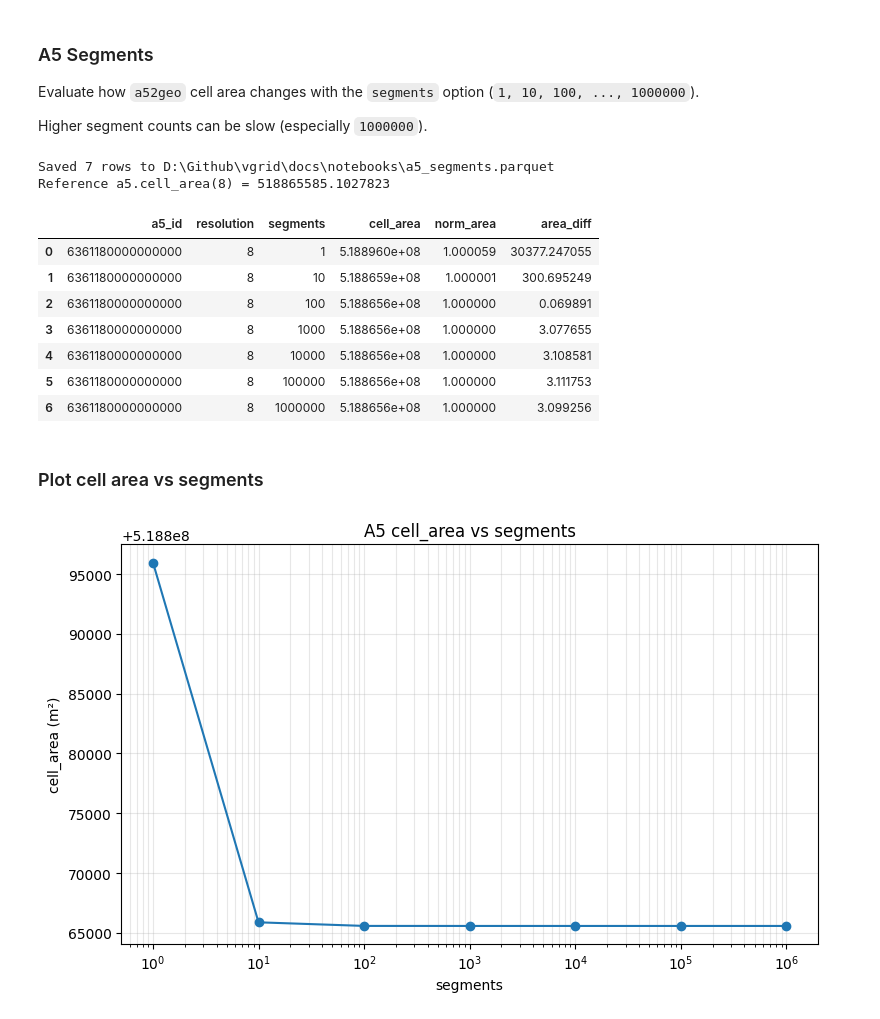
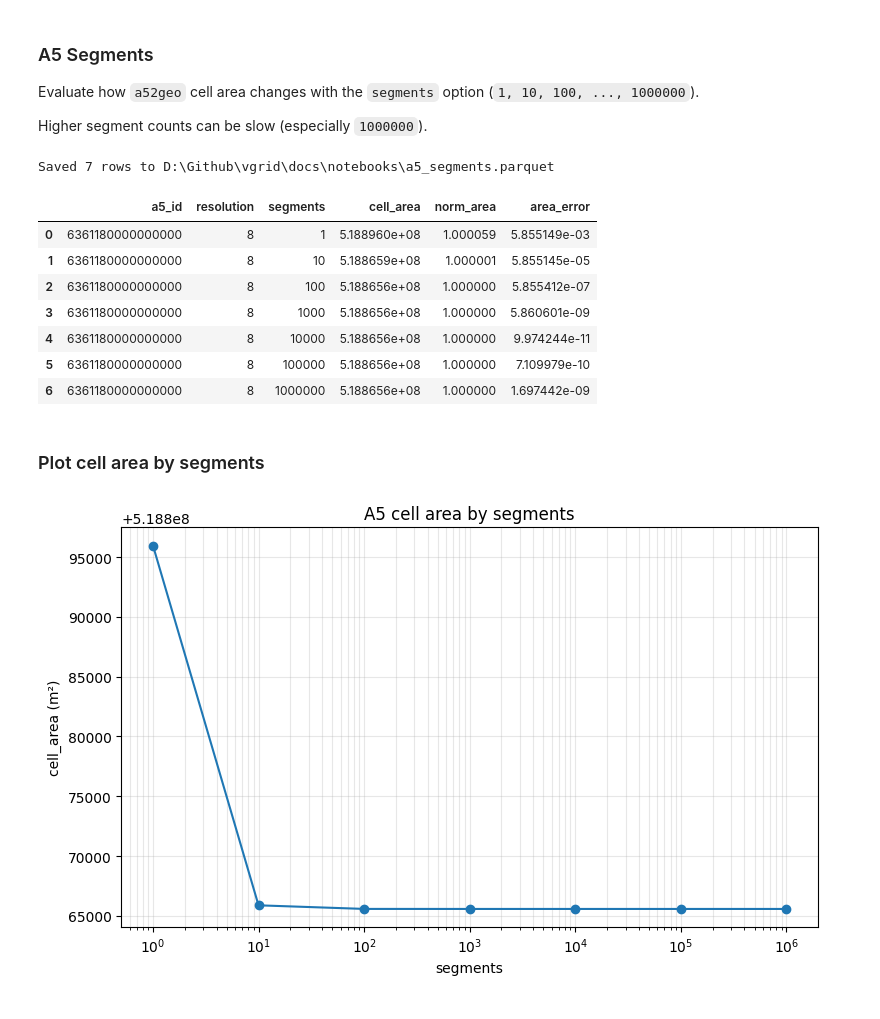
Before and after one commit to opengeoshub/vgrid, a Jupyter notebook: docs/notebooks/25_a5_segments.ipynb, the cells around one changed output. Drawn from its saved outputs; the diff is of its cells as text; code cells hidden in the pictures.

```diff
--- a/docs/notebooks/25_a5_segments.ipynb
+++ b/docs/notebooks/25_a5_segments.ipynb
@@ -29,29 +29,28 @@ Higher segment counts can be slow (especially `1000000`).
 # %%
 from vgrid.stats.a5_segments import a5_segments
 
 a5_segments_gdf = a5_segments(
     a5_id="6361180000000000",
     # segments=[1, 10, 100, 1000],  # optional smaller set for a quick run
     output="a5_segments.parquet",
 )
 a5_segments_gdf[
-    ["a5_id", "resolution", "segments", "cell_area", "norm_area", "area_diff"]
+    ["a5_id", "resolution", "segments", "cell_area", "norm_area", "area_error"]
 ]
 # %% [output]
 Saved 7 rows to D:\Github\vgrid\docs\notebooks\a5_segments.parquet
-Reference a5.cell_area(8) = 518865585.1027823
-|  | a5_id | resolution | segments | cell_area | norm_area | area_diff |
-| 0 | 6361180000000000 | 8 | 1 | 5.188960e+08 | 1.000059 | 30377.247055 |
-| 1 | 6361180000000000 | 8 | 10 | 5.188659e+08 | 1.000001 | 300.695249 |
-| 2 | 6361180000000000 | 8 | 100 | 5.188656e+08 | 1.000000 | 0.069891 |
-| 3 | 6361180000000000 | 8 | 1000 | 5.188656e+08 | 1.000000 | 3.077655 |
-| 4 | 6361180000000000 | 8 | 10000 | 5.188656e+08 | 1.000000 | 3.108581 |
-| 5 | 6361180000000000 | 8 | 100000 | 5.188656e+08 | 1.000000 | 3.111753 |
-| 6 | 6361180000000000 | 8 | 1000000 | 5.188656e+08 | 1.000000 | 3.099256 |
+|  | a5_id | resolution | segments | cell_area | norm_area | area_error |
+| 0 | 6361180000000000 | 8 | 1 | 5.188960e+08 | 1.000059 | 5.855149e-03 |
+| 1 | 6361180000000000 | 8 | 10 | 5.188659e+08 | 1.000001 | 5.855145e-05 |
+| 2 | 6361180000000000 | 8 | 100 | 5.188656e+08 | 1.000000 | 5.855412e-07 |
+| 3 | 6361180000000000 | 8 | 1000 | 5.188656e+08 | 1.000000 | 5.860601e-09 |
+| 4 | 6361180000000000 | 8 | 10000 | 5.188656e+08 | 1.000000 | 9.974244e-11 |
+| 5 | 6361180000000000 | 8 | 100000 | 5.188656e+08 | 1.000000 | 7.109979e-10 |
+| 6 | 6361180000000000 | 8 | 1000000 | 5.188656e+08 | 1.000000 | 1.697442e-09 |
 # %%
 a5_segments_gdf.drop(columns="geometry").to_csv("a5_segments.csv", index=False)
 # %% [markdown]
-### Plot cell area vs segments
+### Plot cell area by segments
 # %%
 import matplotlib.pyplot as plt
 
```
Also changed, not shown: parts of 3 cells of this notebook, 7 other files.
